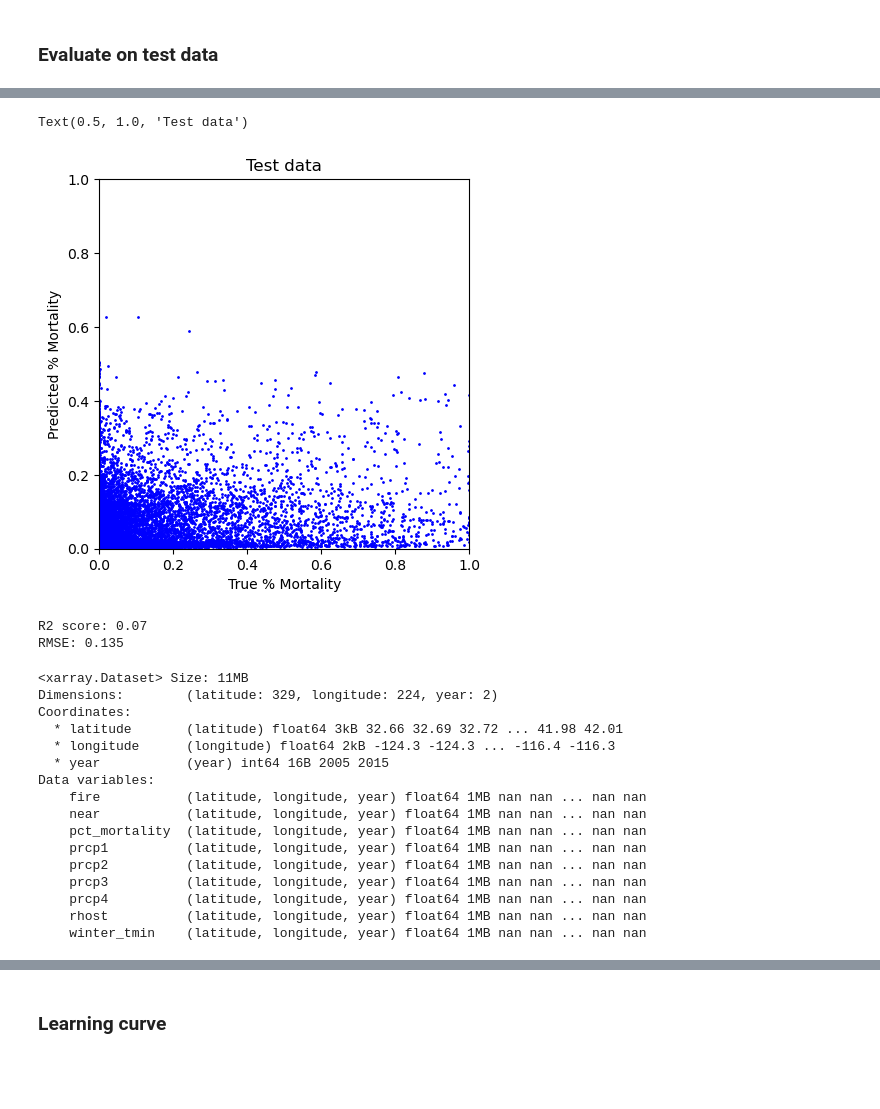
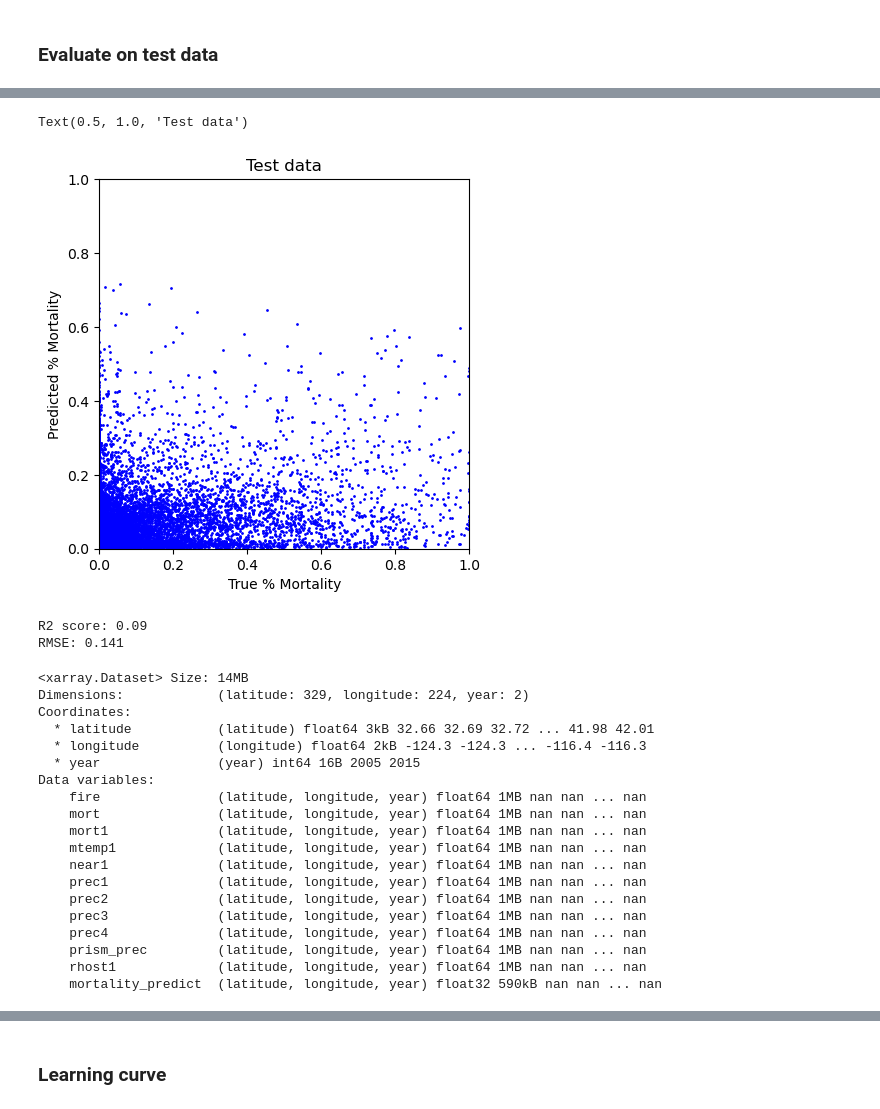
Before and after one commit to s-kganz/ForestLST, a Jupyter notebook: notebooks/build_preisler_nn.ipynb, the cells around one changed output, grey strips where cells are left out. Drawn from its saved outputs; the diff is of its cells as text; code cells hidden in the pictures; blank space fills up the shorter version.

Commit message:
rerun preisler nn with new data

```diff
--- a/notebooks/build_preisler_nn.ipynb
+++ b/notebooks/build_preisler_nn.ipynb
@@ -70,0 +38,3 @@ ds.head()
+# %%
+ds = util.data.make_preisler_dataframe().reset_index()
+ds.head()
@@ -124,7 +101,7 @@ Testing: 30250
 # %%
 # Convert to tf input
 # Regression version
-TARGET = ["pct_mortality"]
+TARGET = ["mort"]
 EXCLUDE = ["block", "in_training", "year"]
 BANDS   = [c for c in ds_train.columns if c not in TARGET and c not in EXCLUDE]
 print("Predictors:", BANDS)
@@ -306,7 +281,7 @@ plt.show()
 # %% [markdown]
 ### Evaluate on test data
 # %%
-y_test = ds_test.pct_mortality
+y_test = ds_test[TARGET].squeeze()
 y_test_hat = model.predict(X_test, batch_size=batch_size).squeeze()
 
 one_to_one_plot(y_test, y_test_hat)
@@ -316,5 +291,5 @@ plt.title("Test data")
 Text(0.5, 1.0, 'Test data')
-[figure, old version]
+[figure, new version]
 # %%
 # Performance statistics
 r2 = (np.corrcoef(y_test, y_test_hat) ** 2)[0, 1]
@@ -322,34 +297,37 @@ rmse = np.sqrt(np.mean(np.power(y_test - y_test_hat, 2)))
 print("R2 score: {:.2f}".format(r2))
 print("RMSE: {:.3f}".format(rmse))
 # %% [output]
-R2 score: 0.07
-RMSE: 0.135
+R2 score: 0.09
+RMSE: 0.141
 # %%
 # Make a map
 import xarray as xr
 import cartopy.crs as ccrs
 
-# ds_test["mortality_predict"] = y_test_hat
+ds_test["mortality_predict"] = y_test_hat
 
 ds_test_xr = xr.Dataset.from_dataframe(ds_test.set_index(["latitude", "longitude", "year"]))
 ds_test_xr
 # %% [output]
-<xarray.Dataset> Size: 11MB
-Dimensions:        (latitude: 329, longitude: 224, year: 2)
+<xarray.Dataset> Size: 14MB
+Dimensions:            (latitude: 329, longitude: 224, year: 2)
 Coordinates:
-  * latitude       (latitude) float64 3kB 32.66 32.69 32.72 ... 41.98 42.01
-  * longitude      (longitude) float64 2kB -124.3 -124.3 ... -116.4 -116.3
-  * year           (year) int64 16B 2005 2015
+  * latitude           (latitude) float64 3kB 32.66 32.69 32.72 ... 41.98 42.01
+  * longitude          (longitude) float64 2kB -124.3 -124.3 ... -116.4 -116.3
+  * year               (year) int64 16B 2005 2015
 Data variables:
-    fire           (latitude, longitude, year) float64 1MB nan nan ... nan nan
-    near           (latitude, longitude, year) float64 1MB nan nan ... nan nan
-    pct_mortality  (latitude, longitude, year) float64 1MB nan nan ... nan nan
-    prcp1          (latitude, longitude, year) float64 1MB nan nan ... nan nan
-    prcp2          (latitude, longitude, year) float64 1MB nan nan ... nan nan
-    prcp3          (latitude, longitude, year) float64 1MB nan nan ... nan nan
-    prcp4          (latitude, longitude, year) float64 1MB nan nan ... nan nan
-    rhost          (latitude, longitude, year) float64 1MB nan nan ... nan nan
-    winter_tmin    (latitude, longitude, year) float64 1MB nan nan ... nan nan
+    fire               (latitude, longitude, year) float64 1MB nan nan ... nan
+    mort               (latitude, longitude, year) float64 1MB nan nan ... nan
+    mort1              (latitude, longitude, year) float64 1MB nan nan ... nan
+    mtemp1             (latitude, longitude, year) float64 1MB nan nan ... nan
+    near1              (latitude, longitude, year) float64 1MB nan nan ... nan
+    prec1              (latitude, longitude, year) float64 1MB nan nan ... nan
+    prec2              (latitude, longitude, year) float64 1MB nan nan ... nan
+    prec3              (latitude, longitude, year) float64 1MB nan nan ... nan
+    prec4              (latitude, longitude, year) float64 1MB nan nan ... nan
+    prism_prec         (latitude, longitude, year) float64 1MB nan nan ... nan
+    rhost1             (latitude, longitude, year) float64 1MB nan nan ... nan
+    mortality_predict  (latitude, longitude, year) float32 590kB nan nan ... nan
 # %%
 from matplotlib.colors import LogNorm
 import cartopy.feature as cfeature
```
Also changed, not shown: parts of 16 cells of this notebook.
